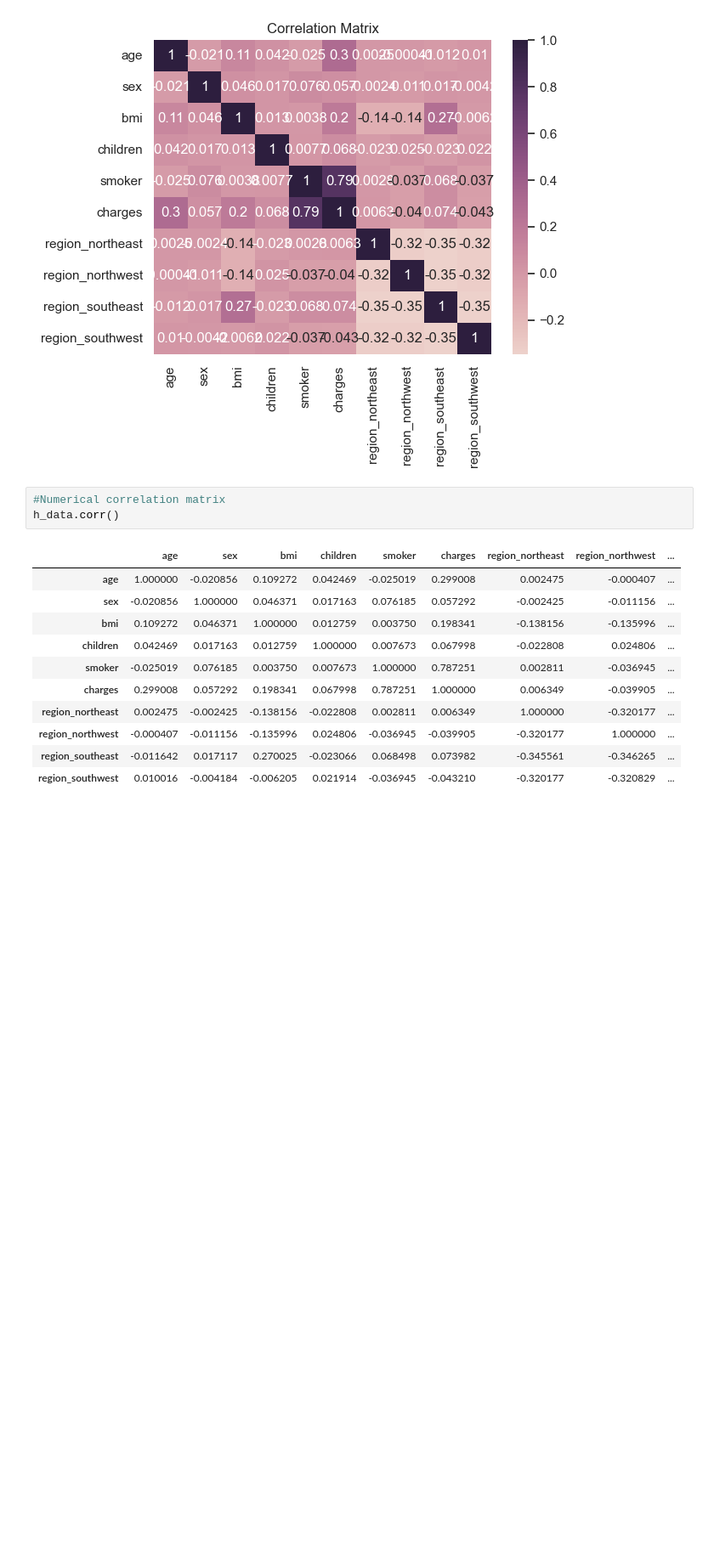
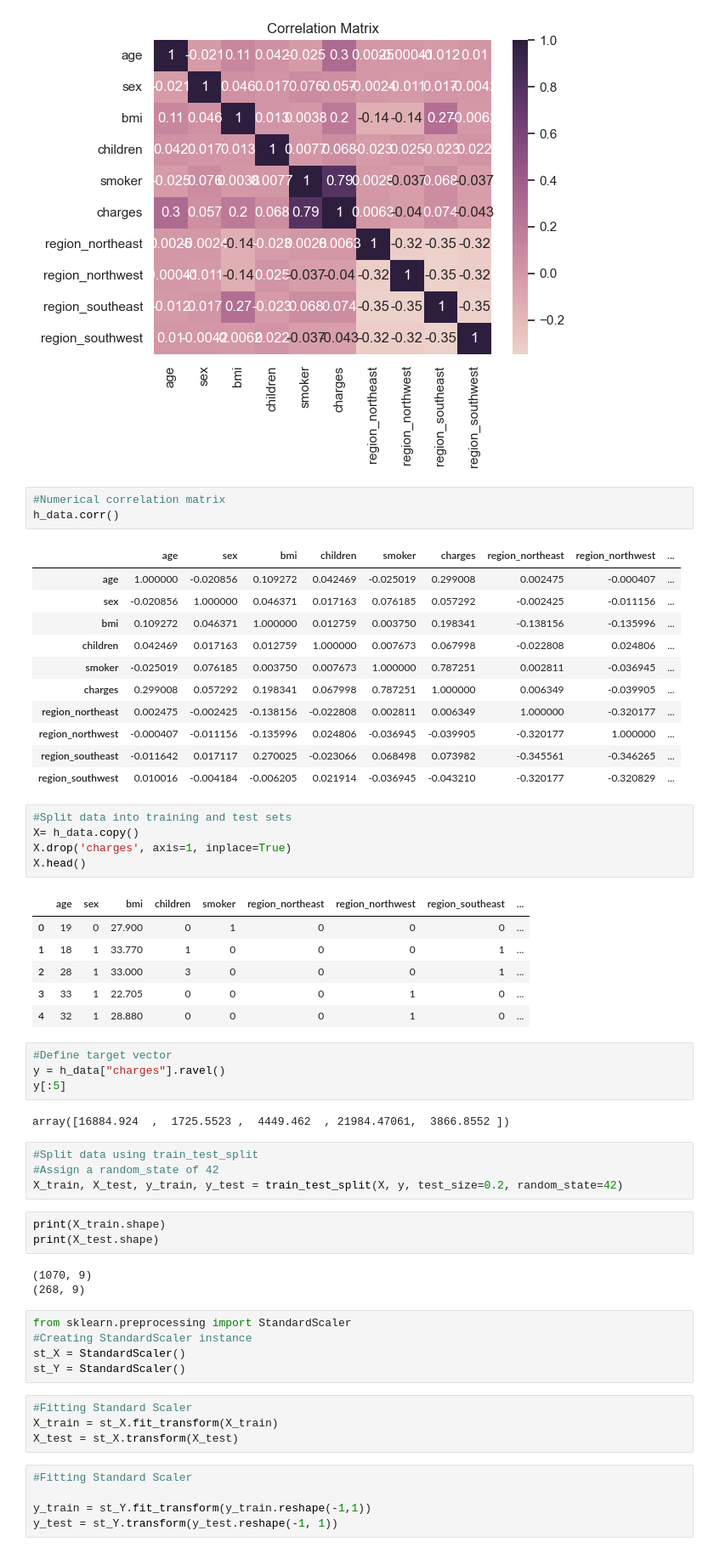
Before and after one commit to MikaMohd/Project-4-Group-7, a Jupyter notebook: group_7_RandomForrestRegressor.ipynb, the cells around one changed output. Shown at 85% size. Saved outputs shown, nothing was run; the diff lists cells and outputs as text; blank space fills up the shorter version.

```diff
--- a/group_7_RandomForrestRegressor.ipynb
+++ b/group_7_RandomForrestRegressor.ipynb
@@ -262,3 +262,45 @@ h_data.corr()
 | region_northwest | -0.000407 | -0.011156 | -0.135996 | 0.024806 | -0.036945 | -0.039905 | -0.320177 | 1.000000 | ... |
 | region_southeast | -0.011642 | 0.017117 | 0.270025 | -0.023066 | 0.068498 | 0.073982 | -0.345561 | -0.346265 | ... |
 | region_southwest | 0.010016 | -0.004184 | -0.006205 | 0.021914 | -0.036945 | -0.043210 | -0.320177 | -0.320829 | ... |
+# %%
+#Split data into training and test sets
+X= h_data.copy()
+X.drop('charges', axis=1, inplace=True)
+X.head()
+# %% [output]
+|  | age | sex | bmi | children | smoker | region_northeast | region_northwest | region_southeast | ... |
+| 0 | 19 | 0 | 27.900 | 0 | 1 | 0 | 0 | 0 | ... |
+| 1 | 18 | 1 | 33.770 | 1 | 0 | 0 | 0 | 1 | ... |
+| 2 | 28 | 1 | 33.000 | 3 | 0 | 0 | 0 | 1 | ... |
+| 3 | 33 | 1 | 22.705 | 0 | 0 | 0 | 1 | 0 | ... |
+| 4 | 32 | 1 | 28.880 | 0 | 0 | 0 | 1 | 0 | ... |
+# %%
+#Define target vector
+y = h_data["charges"].ravel()
+y[:5]
+# %% [output]
+array([16884.924  ,  1725.5523 ,  4449.462  , 21984.47061,  3866.8552 ])
+# %%
+#Split data using train_test_split
+#Assign a random_state of 42
+X_train, X_test, y_train, y_test = train_test_split(X, y, test_size=0.2, random_state=42)
+# %%
+print(X_train.shape)
+print(X_test.shape)
+# %% [output]
+(1070, 9)
+(268, 9)
+# %%
+from sklearn.preprocessing import StandardScaler
+#Creating StandardScaler instance
+st_X = StandardScaler()
+st_Y = StandardScaler()
+# %%
+#Fitting Standard Scaler
+X_train = st_X.fit_transform(X_train)
+X_test = st_X.transform(X_test)
+# %%
+#Fitting Standard Scaler
+
+y_train = st_Y.fit_transform(y_train.reshape(-1,1))
+y_test = st_Y.transform(y_test.reshape(-1, 1))
```
Also changed, not shown: parts of 6 cells of this notebook.
